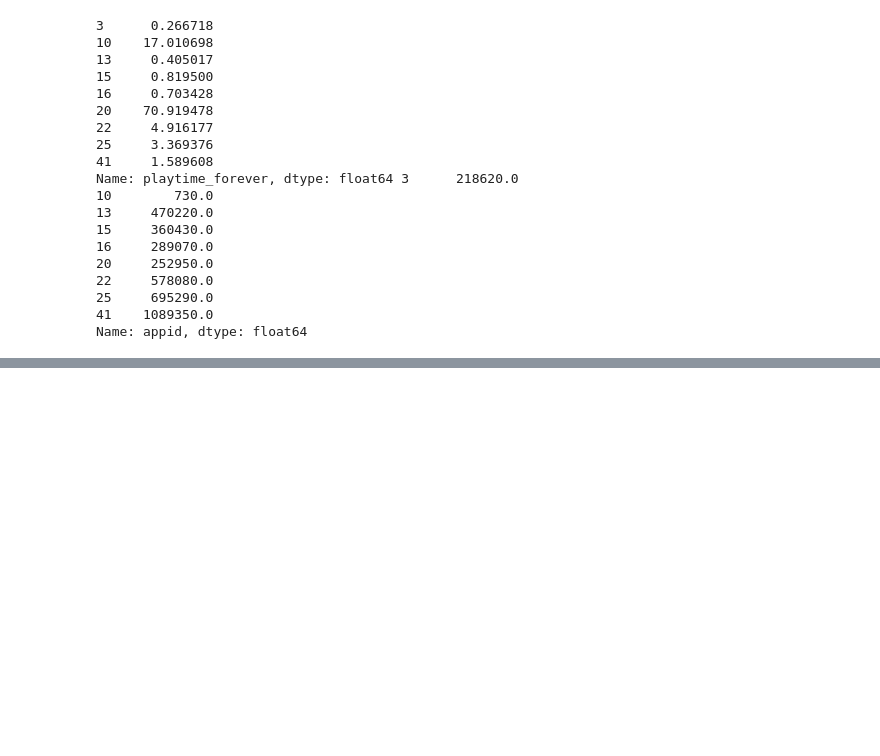
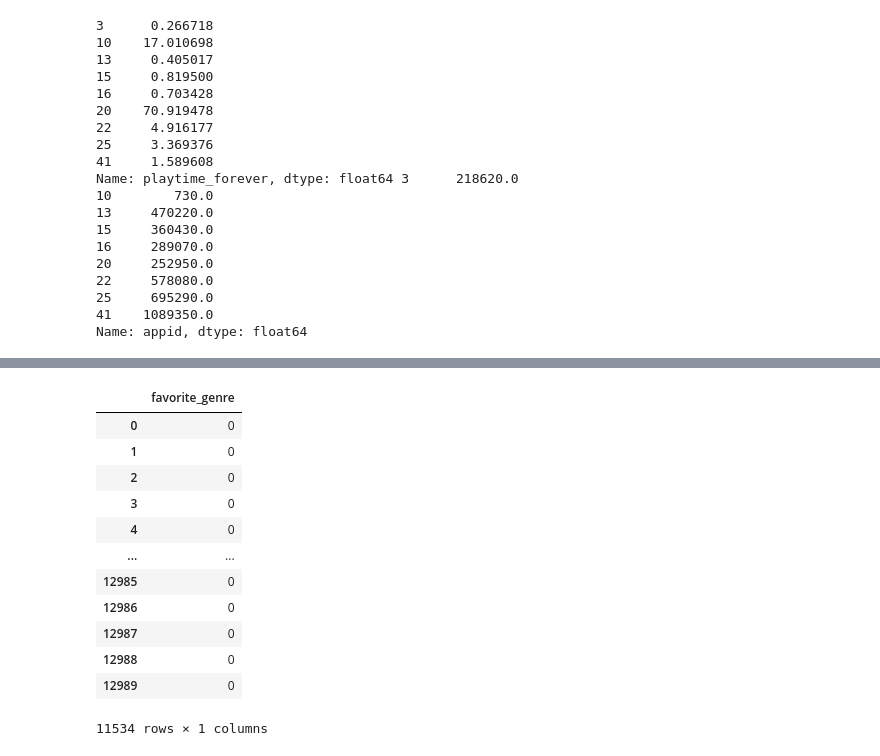
Before and after one commit to Phytolizer/csce320-final-project, a Jupyter notebook: analysis.ipynb, the cells around one changed output, grey strips where cells are left out. Cells and saved outputs as stored; diff of their text form; code cells hidden in the pictures; blank space fills up the shorter version.

```diff
--- a/analysis.ipynb
+++ b/analysis.ipynb
@@ -187,0 +191,17 @@ plt.scatter(centers[:, 0], centers[:, 1], c='black', s=200, alpha=0.5)
+# %%
+clustering_feature = games_copy.iloc[:,3:4]
+clustering_feature
+# %% [output]
+|  | favorite_genre |
+| 0 | 0 |
+| 1 | 0 |
+| 2 | 0 |
+| 3 | 0 |
+| 4 | 0 |
+| ... | ... |
+| 12985 | 0 |
+| 12986 | 0 |
+| 12987 | 0 |
+| 12988 | 0 |
+| 12989 | 0 |
+11534 rows × 1 columns
```
Also changed, not shown: parts of 12 cells of this notebook.
